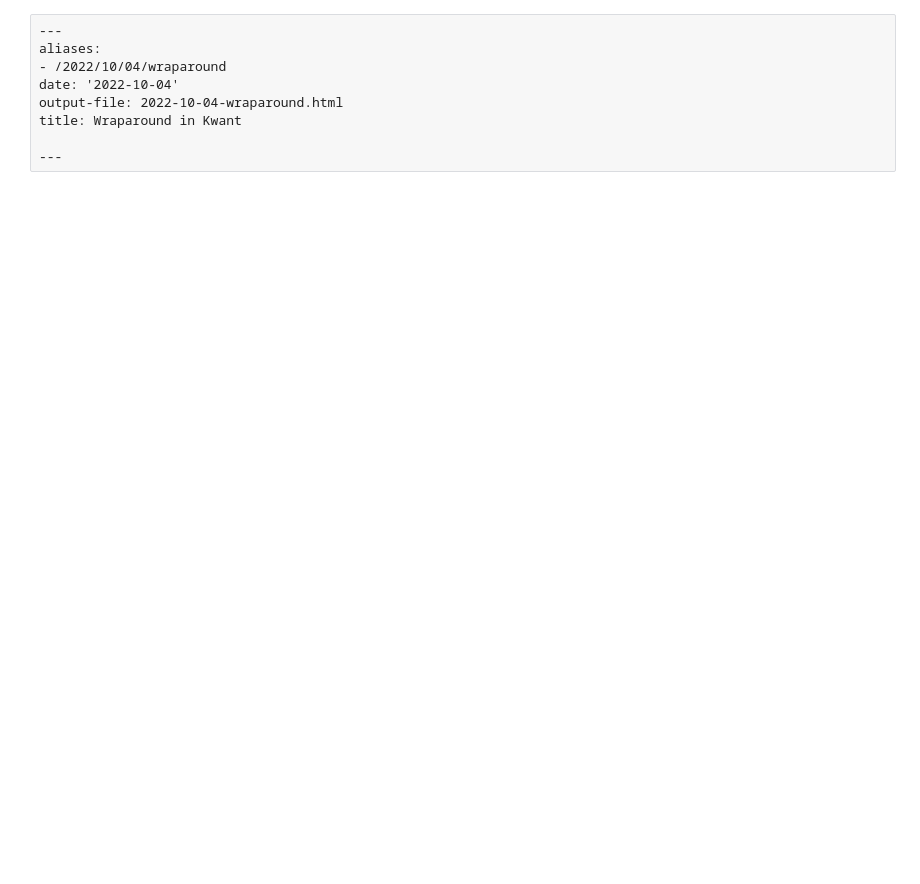
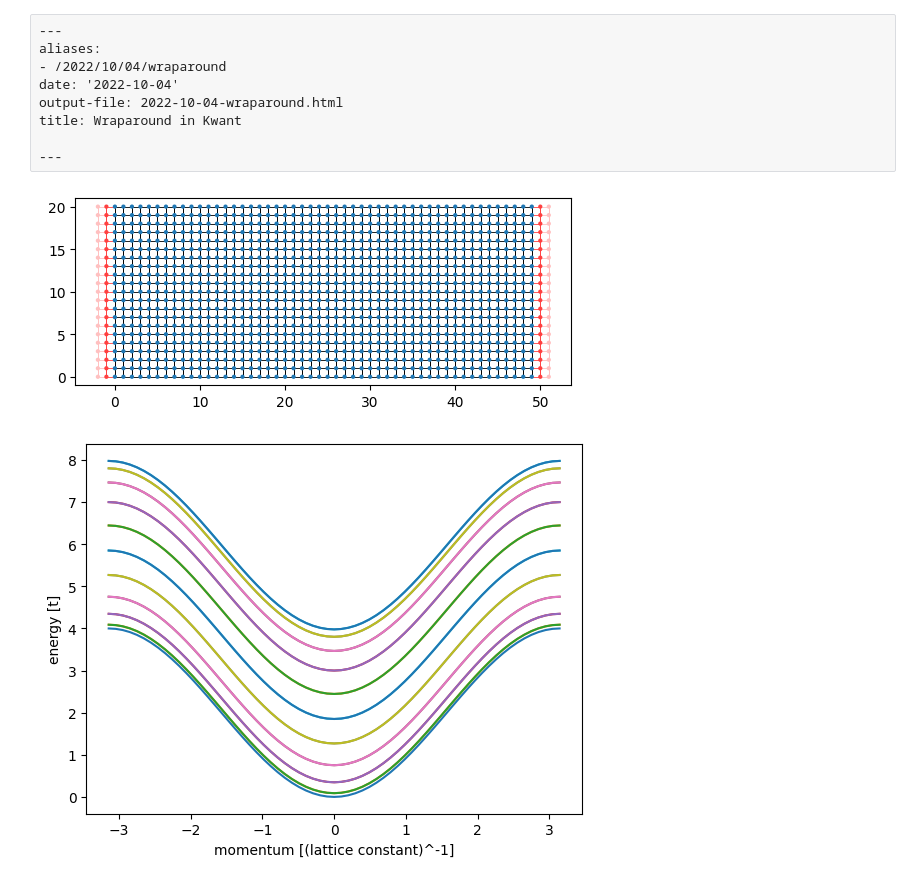
Before and after one commit to korsakjakub/kwant-tutorials-zps, a Jupyter notebook: posts/2022-10-04-wraparound.ipynb, the cells around one changed output. Saved outputs shown, nothing was run; the diff lists cells and outputs as text; code cells hidden in the pictures; blank space fills up the shorter version.

Commit message:
add plots

```diff
--- a/posts/2022-10-04-wraparound.ipynb
+++ b/posts/2022-10-04-wraparound.ipynb
@@ -72,19 +74,21 @@ def make_system(params=dict(t=1.0), L=51, W=51):
 # %%
 def plot_density(sys, ener, params, it=-1):
     t = params["t"]
     wf = kwant.solvers.default.wave_function(sys, energy=2.0, params=params)
     kwant.plotter.map(sys, np.abs(wf(0)[0]) ** 2, fig_size=(8, 5))
 
 
 def main(t):
     sys = make_system(params=dict(t=1, ky=1), L=51, W=21)
     plot_density(sys, 1, params=dict(t=1, ky=0))
 
 
 sys, lead = make_system(params=dict(t=1), L=50, W=21)
 kwant.plot(sys)
 kwant.plotter.bands(lead, params=dict(t=1, k_y=0), show=False)
 plt.xlabel("momentum [(lattice constant)^-1]")
 plt.ylabel("energy [t]")
 plt.show()
-main(1)
+# %% [output]
+[figure, added]
+[figure, added]
```
Also changed, not shown: parts of 1 cell of this notebook.
